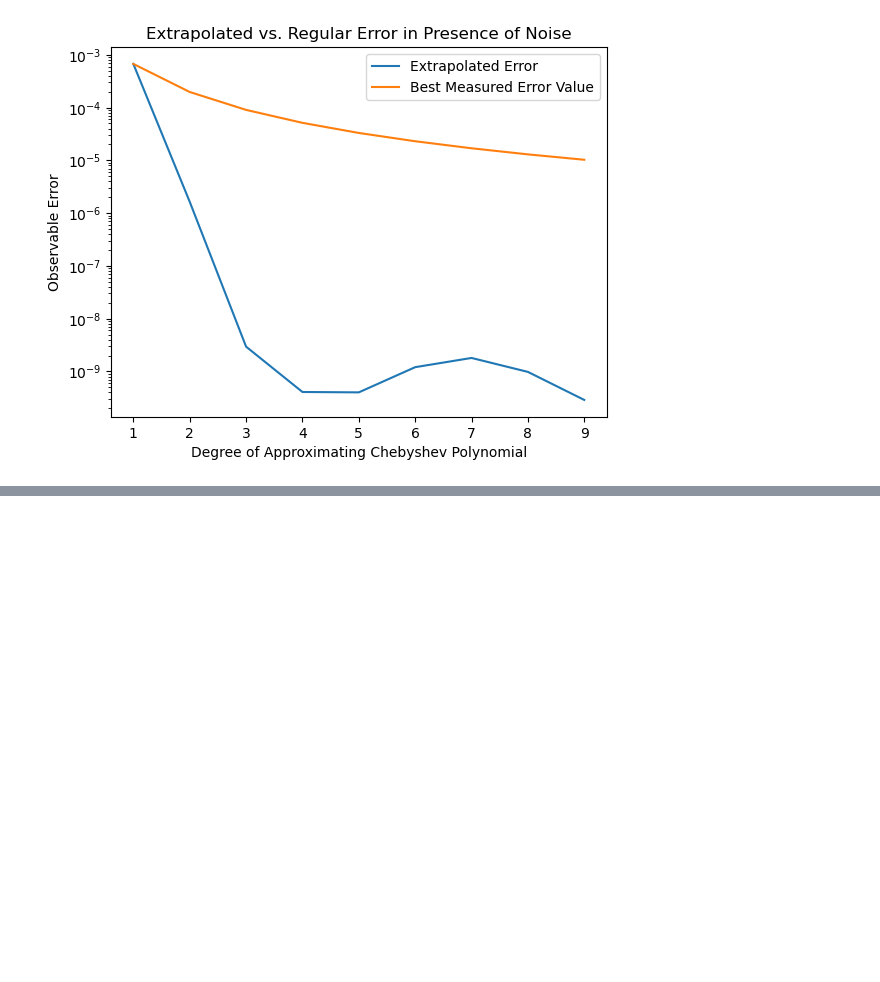
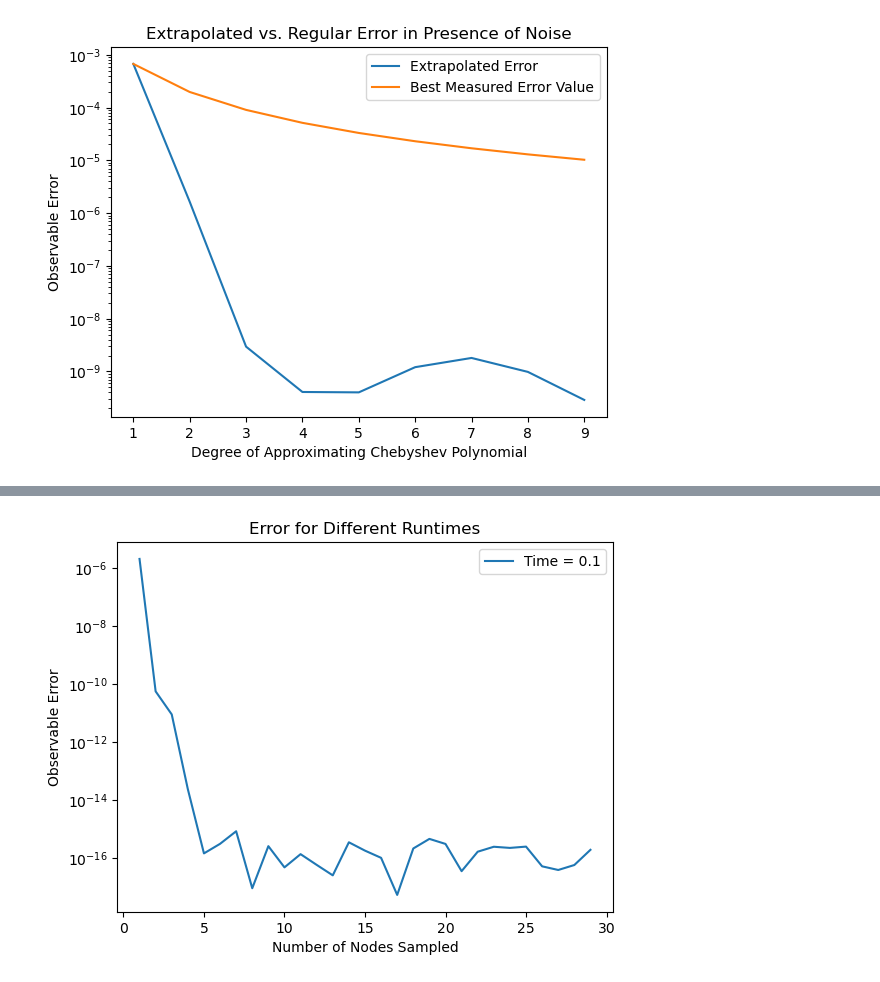
Before and after one commit to jacobwatkins1/Trotter-Extrapolation, a Jupyter notebook: Richardson_Extrapolation.ipynb, the cells around one changed output, grey strips where cells are left out. Saved outputs shown, nothing was run; the diff lists cells and outputs as text; code cells hidden in the pictures; blank space fills up the shorter version.

Commit message:
High precision data sheets.

```diff
--- a/Richardson_Extrapolation.ipynb
+++ b/Richardson_Extrapolation.ipynb
@@ -323,6 +355,17 @@ def Trotterized_Expectation(Hterms, initial_state, time, s, observable, order =
 
     return expectation_value(time_evolved_state, observable)
 
+## High Precision Version of above.
+def Trotterized_Expectation_precise(Hterms, initial_state, time, s, observable, order = 1):
+
+    steps = 1/s
+
+    # Calculate the Trotterized time-evolution operator and apply to the initial state.
+    Trotterized_evolution_operator = Utrot_long_precise(Hterms, time, steps, order)
+    time_evolved_state = Trotterized_evolution_operator @ initial_state
+
+    return expectation_value(time_evolved_state, observable)
+
 ## Computes the time-evolved expectation value from the *exact* evolution.
 # Example:
 # Input: heisenbergH(nqubits, hlist), sparse_bitstring([0,1], 2), 10, observable([{0: 'Z'}], 2)
@@ -755,0 +831,74 @@ Text(0.5, 1.0, 'Extrapolated vs. Regular Error in Presence of Noise')
+# %%
+## Here we see how the error changes with the number of interpolating nodes/the degree of the approximating polynomial.
+
+# Set the initial parameters and initialise the arrays.
+trot_order = 2
+max_node_number = 30
+max_error = 10**(-15)
+
+estimated_value_list = []
+degree_array = []
+error_array = []
+best_data_val_array = []
+best_val_error_array = []
+time_array = []
+circuit_depth_array = []
+
+# Define the Hamiltonian
+Htot = np.sum(Hterms, axis = 0)
+
+# Iterate over different time scales:
+for m in range(1):
+    print("m=",m)
+    time_array.append( 10**(m-1) )
+
+    degree_array.append([])
+    error_array.append([])
+    best_val_error_array.append([])
+    circuit_depth_array.append([])
+    estimated_value_list.append([])
+
+    # Exact expectation value for this time-scale.
+    time = time_array[m]
+    exact_val = Exact_Expectation_Precise(Htot, initial_state, time, local_obs)
+    s_min = 1/min_step_number(nqubits, hlist, time)
+
+    for k in range(1, max_node_number):
+        order = k
+
+       # s_min = 1/(min_step_number(nqubits, hlist, time)*( min_step_number(nqubits, hlist, time)/(max_error*np.math.factorial(2*order+1)) )**(1/(2*order)) )
+        approximation = richardson_estimate_precise(order, s_min, Hterms, initial_state, time, local_obs, trotter_order =2)
+
+        # Calculate the estimated value from the s=0 value of the interpolation
+        estimated_value_list[m].append( approximation )
+        degree_array[m].append( k )
+        # Calculate the error relative to the exact value.
+        error_array[m].append( np.abs( exact_val - estimated_value_list[m][k-1] )  )
+
+        # Now compute error associated with the best value from data for each corresponding degree approximation.
+        # This is essentially calculating the best measurement error.
+
+        # Generate a list of points to be sampled from.
+        for v in range(1, max_node_number):
+            counter = v
+            sample_point = s_min*( np.sin(np.pi*(2*counter-1)/(4*order)) )
+            points_array.append( sample_point  )
+
+        circuit_depth_array[m] = min_step_number(nqubits, hlist, time)*(1/2)*np.array( degree_array[m] )
+
+# Convert array into the circuit depth in terms of elementary exponentials.
+
+#circuit_depth_array = min_step_number(nqubits, hlist, time)*(1/2)*np.array( degree_array )
+
+
+# Plot graphs.
+
+for m in range(len(time_array)):
+    legend_label = "Time = " + str(time_array[m])
+    plt.semilogy(degree_array[m], error_array[m],  label=legend_label)
+#plt.semilogy(circuit_depth_array, best_val_error_array, label="Directly Measured Error"  )
+plt.xlabel('Number of Nodes Sampled')
+plt.ylabel('Observable Error')
+plt.legend()
+plt.title("Error for Different Runtimes")
+# %% [output]
@@ -755,0 +923 @@ Text(0.5, 1.0, 'Extrapolated vs. Regular Error in Presence of Noise')
+[figure, added]
```
Also changed, not shown: parts of 7 cells of this notebook, 7 other files.
